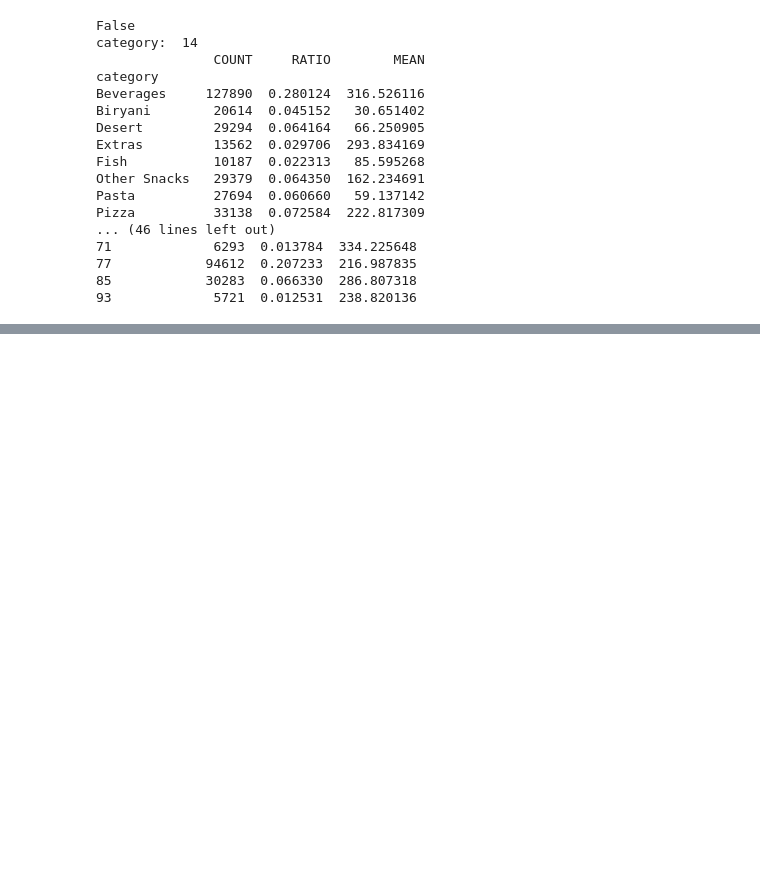
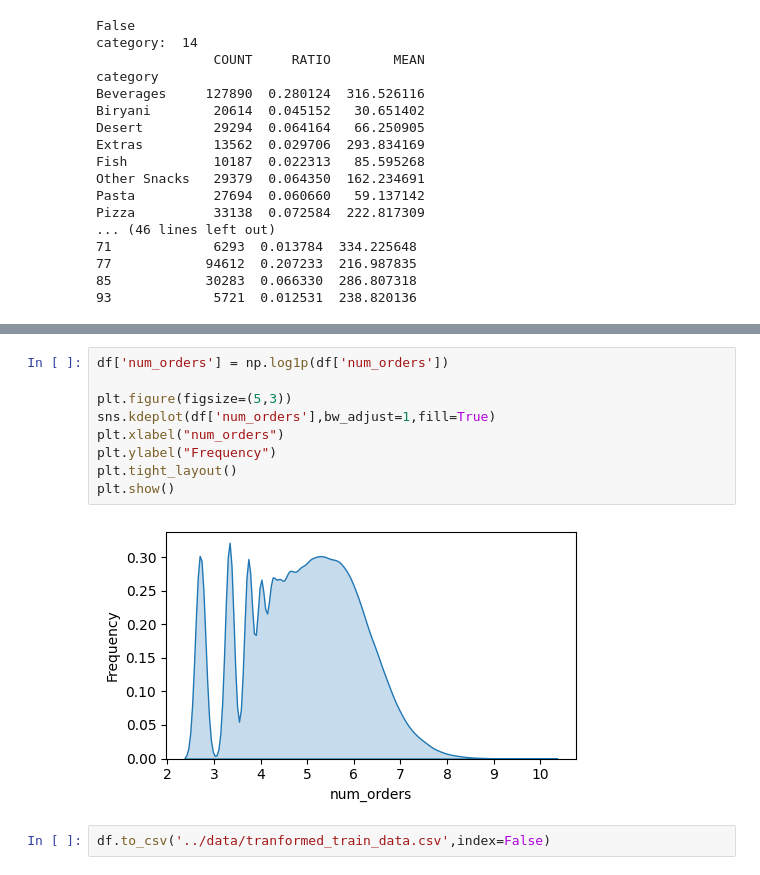
Before and after one commit to Nitin-Flavier13/OrderSenseML, a Jupyter notebook: notebooks/FE_EDA.ipynb, the cells around one changed output, grey strips where cells are left out. Saved outputs shown, nothing was run; the diff lists cells and outputs as text; blank space fills up the shorter version.

```diff
--- a/notebooks/FE_EDA.ipynb
+++ b/notebooks/FE_EDA.ipynb
@@ -509,0 +689,13 @@ Pizza          33138  0.072584  222.817309
+# %%
+df['num_orders'] = np.log1p(df['num_orders'])
+
+plt.figure(figsize=(5,3))
+sns.kdeplot(df['num_orders'],bw_adjust=1,fill=True)
+plt.xlabel("num_orders")
+plt.ylabel("Frequency")
+plt.tight_layout()
+plt.show()
+# %% [output]
+[figure, added]
+# %%
+df.to_csv('../data/tranformed_train_data.csv',index=False)
```
Also changed, not shown: parts of 17 cells of this notebook, 3 other files.
